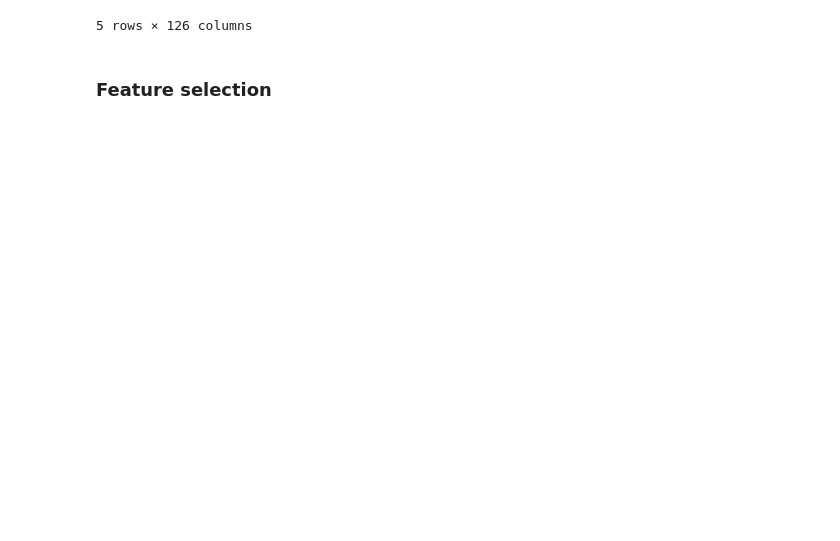
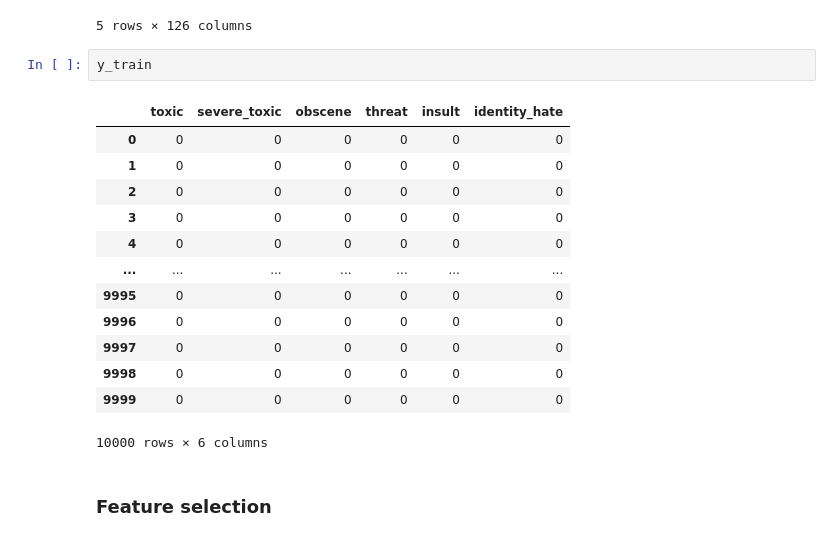
Before and after one commit to orbenishay/Classification, a Jupyter notebook: Toxic_comments_classification.ipynb, the cells around one changed output. Drawn from its saved outputs; the diff is of its cells as text; blank space fills up the shorter version.

```diff
--- a/Toxic_comments_classification.ipynb
+++ b/Toxic_comments_classification.ipynb
@@ -572,5 +572,21 @@ X_train.head()
 | 3 | 0001b41b1c6bb37e | 0 | 0 | 0 | 0 | ... |
 | 4 | 0001d958c54c6e35 | 0 | 0 | 1 | 0 | ... |
 5 rows × 126 columns
+# %%
+y_train
+# %% [output]
+|  | toxic | severe_toxic | obscene | threat | insult | identity_hate |
+| 0 | 0 | 0 | 0 | 0 | 0 | 0 |
+| 1 | 0 | 0 | 0 | 0 | 0 | 0 |
+| 2 | 0 | 0 | 0 | 0 | 0 | 0 |
+| 3 | 0 | 0 | 0 | 0 | 0 | 0 |
+| 4 | 0 | 0 | 0 | 0 | 0 | 0 |
+| ... | ... | ... | ... | ... | ... | ... |
+| 9995 | 0 | 0 | 0 | 0 | 0 | 0 |
+| 9996 | 0 | 0 | 0 | 0 | 0 | 0 |
+| 9997 | 0 | 0 | 0 | 0 | 0 | 0 |
+| 9998 | 0 | 0 | 0 | 0 | 0 | 0 |
+| 9999 | 0 | 0 | 0 | 0 | 0 | 0 |
+10000 rows × 6 columns
 # %% [markdown]
 ### **Feature selection**
```
Also changed, not shown: parts of 18 cells of this notebook.
